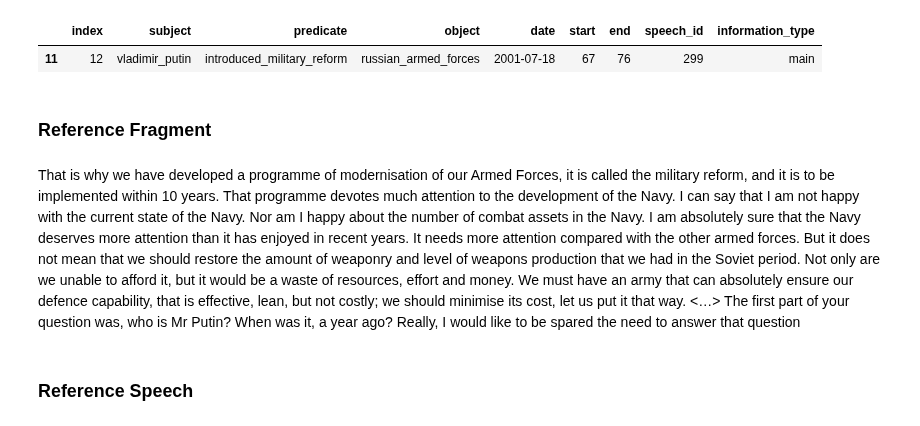
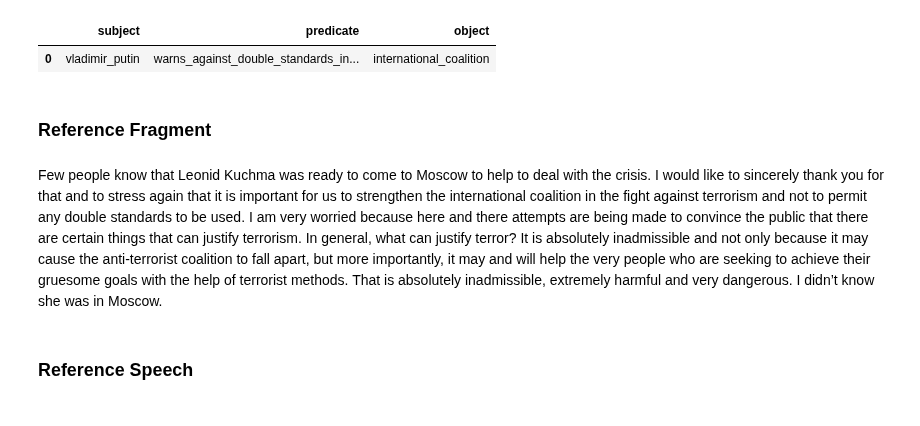
Before and after one commit to grzegorzZ1/masters_2025_nlp, a Jupyter notebook: app/database_utils/kg/4_kg_analysis.ipynb, the cells around one changed output. Drawn from its saved outputs; the diff is of its cells as text; code cells hidden in the pictures.

```diff
--- a/app/database_utils/kg/4_kg_analysis.ipynb
+++ b/app/database_utils/kg/4_kg_analysis.ipynb
@@ -372,7 +672,7 @@ def get_prompt(graph, question, score_threshold=0.5, start_date="1900-01-01", en
 def get_fragment(triplets_resp, idx):
     row = triplets_resp[triplets_resp["index"] == idx].iloc[0]
     start = int(row.start)
-    end = int(row.end) + 1
+    end = int(row.end) + 3
     speech_id = row.speech_id
     return ".".join(es_client.search(index=INDEX_NAME, query={"match": {"_id": speech_id}}, size=100)["hits"]["hits"][0]["_source"]["text"].split(".")[start:end])
 
@@ -408,18 +684,15 @@ Your task is to answer the research question based on the provided facts."
 # %%
 QUESTION = """
-What are Putin’s most common arguments for strengthening the army?
+How does he employ the narrative of “victory in World War II”?
 """
 
 START_DATE = "1999-01-01"
 END_DATE = "2024-12-31"
 
-PROMPT, final_triplets = get_prompt(
+prompts, final_triplets_dict, main_triplets_related_to_question, additional_triplets_related_to_question, main_triplets_with_subgraph = get_prompt(
     graph=graph,
     question=QUESTION,
     score_threshold=0.5,
     start_date=START_DATE,
     end_date=END_DATE
 )
-print(f"Used main facts: {len(final_triplets[final_triplets['information_type'] == 'main'])}")
-print(f"Used additional facts: {len(final_triplets[final_triplets['information_type'] == 'additional'])}")
-PROMPT
@@ -436,16 +754,16 @@ display(Markdown(res))
 # %%
-REFERENCE_NUM = 12
+REFERENCE_NUM = 21
 
-display(final_triplets[final_triplets["index"] == REFERENCE_NUM])#[["subject", "predicate", "object"]].reset_index(drop=True))
+display(final_triplets[final_triplets["index"] == REFERENCE_NUM][["subject", "predicate", "object"]].reset_index(drop=True))
 
 display(Markdown("### Reference Fragment"))
 display(Markdown(get_fragment(final_triplets, REFERENCE_NUM)))
 
 display(Markdown("### Reference Speech"))
 display(Markdown(get_speech(final_triplets, REFERENCE_NUM)))
 # %% [output]
-|  | index | subject | predicate | object | date | start | end | speech_id | information_type |
-| 11 | 12 | vladimir_putin | introduced_military_reform | russian_armed_forces | 2001-07-18 | 67 | 76 | 299 | main |
+|  | subject | predicate | object |
+| 0 | vladimir_putin | warns_against_double_standards_in... | international_coalition |
 ### Reference Fragment
- That is why we have developed a programme of modernisation of our Armed Forces, it is called the military reform, and it is to be implemented within 10 years. That programme devotes much attention to the development of the Navy.  I can say that I am not happy with the current state of the Navy. Nor am I happy about the number of combat assets in the Navy. I am absolutely sure that the Navy deserves more attention than it has enjoyed in recent years. It needs more attention compared with the other armed forces. But it does not mean that we should restore the amount of weaponry and level of weapons production that we had in the Soviet period. Not only are we unable to afford it, but it would be a waste of resources, effort and money. We must have an army that can absolutely ensure our defence capability, that is effective, lean, but not costly; we should minimise its cost, let us put it that way.  <…> The first part of your question was, who is Mr Putin? When was it, a year ago? Really, I would like to be spared the need to answer that question
+ Few people know that Leonid Kuchma was ready to come to Moscow to help to deal with the crisis. I would like to sincerely thank you for that and to stress again that it is important for us to strengthen the international coalition in the fight against terrorism and not to permit any double standards to be used. I am very worried because here and there attempts are being made to convince the public that there are certain things that can justify terrorism. In general, what can justify terror? It is absolutely inadmissible and not only because it may cause the anti-terrorist coalition to fall apart, but more importantly, it may and will help the very people who are seeking to achieve their gruesome goals with the help of terrorist methods. That is absolutely inadmissible, extremely harmful and very dangerous. I didn’t know she was in Moscow.
 ### Reference Speech
```
Also changed, not shown: parts of 21 cells of this notebook, 4 other files.
